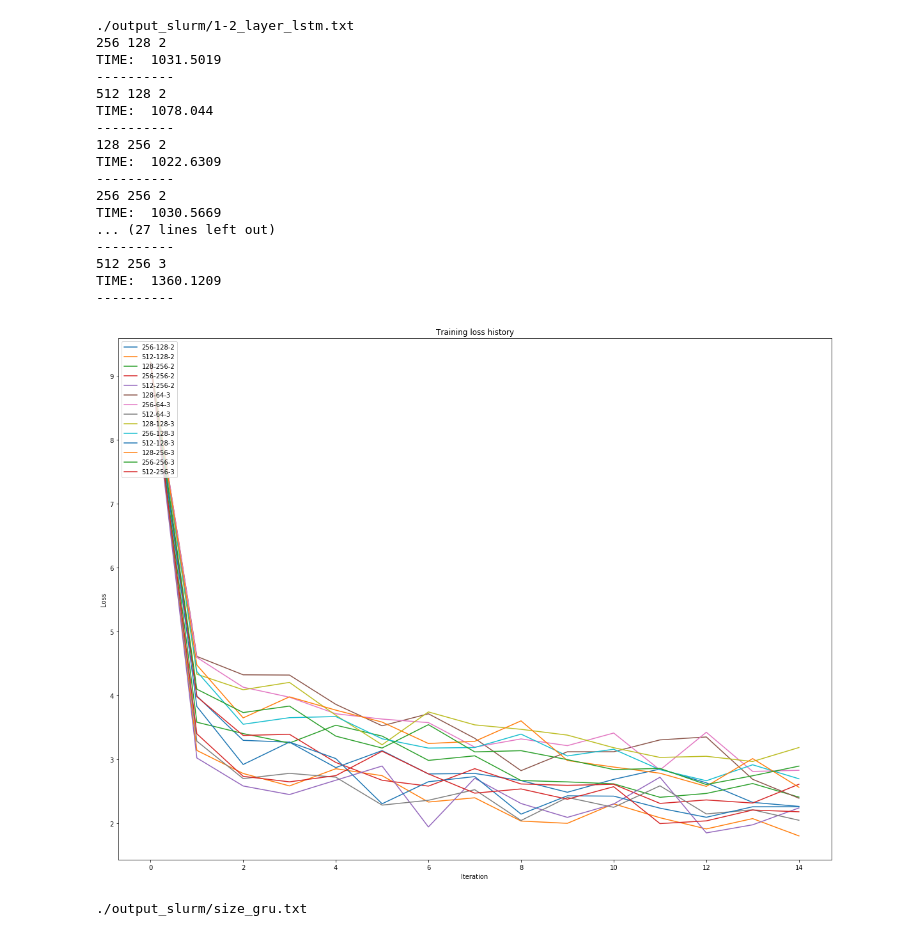
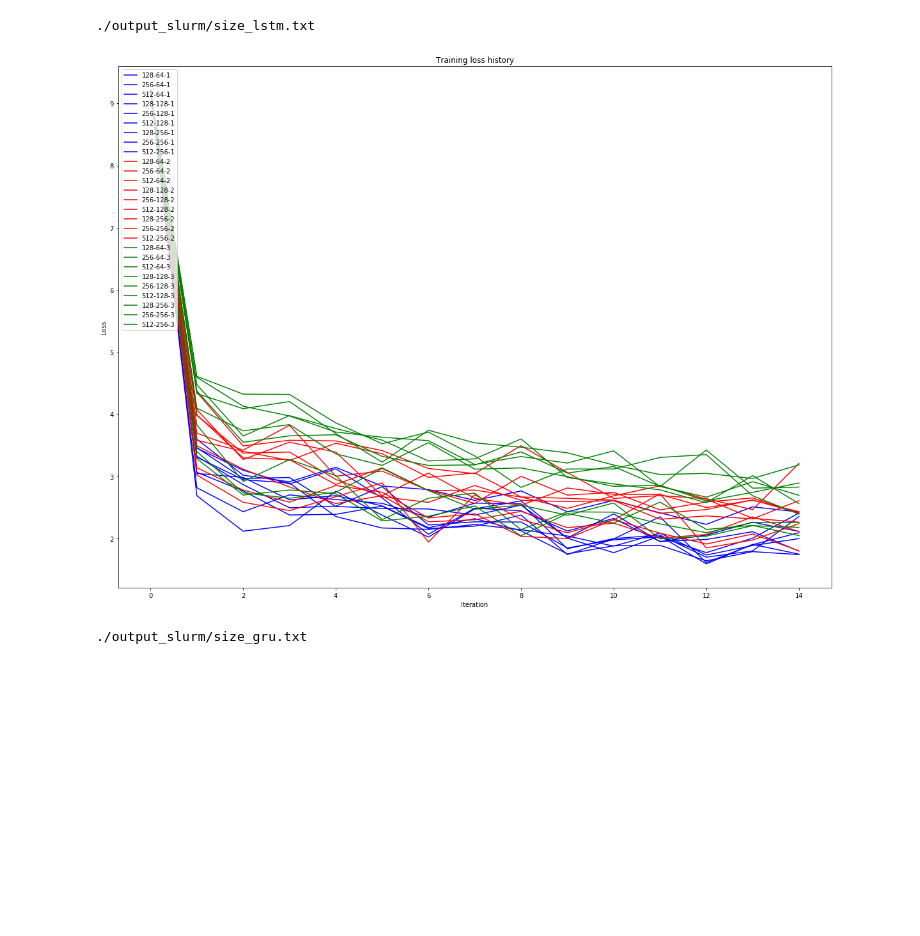
Before and after one commit to nsimsiri/Image-Captioning, a Jupyter notebook: parsing loss.ipynb, the cells around one changed output. Drawn from its saved outputs; the diff is of its cells as text; code cells hidden in the pictures; blank space fills up the shorter version.

```diff
--- a/parsing loss.ipynb
+++ b/parsing loss.ipynb
@@ -98,26 +98,10 @@ def plot(log, color_by=0):
 # %%
 mypath = path + 'size_lstm.txt'
 print mypath
-plot(mypath)
+plot(mypath, color_by=3)
 # %% [output]
-./output_slurm/1-2_layer_lstm.txt
-256 128 2
-TIME:  1031.5019
-----------
-512 128 2
-TIME:  1078.044
-----------
-128 256 2
-TIME:  1022.6309
-----------
-256 256 2
-TIME:  1030.5669
-... (27 lines left out)
-----------
-512 256 3
-TIME:  1360.1209
-----------
+./output_slurm/size_lstm.txt
-[figure, old version]
+[figure, new version]
 # %%
 mypath = path + 'size_gru.txt'
 print mypath
```
Also changed, not shown: 9 other files.
